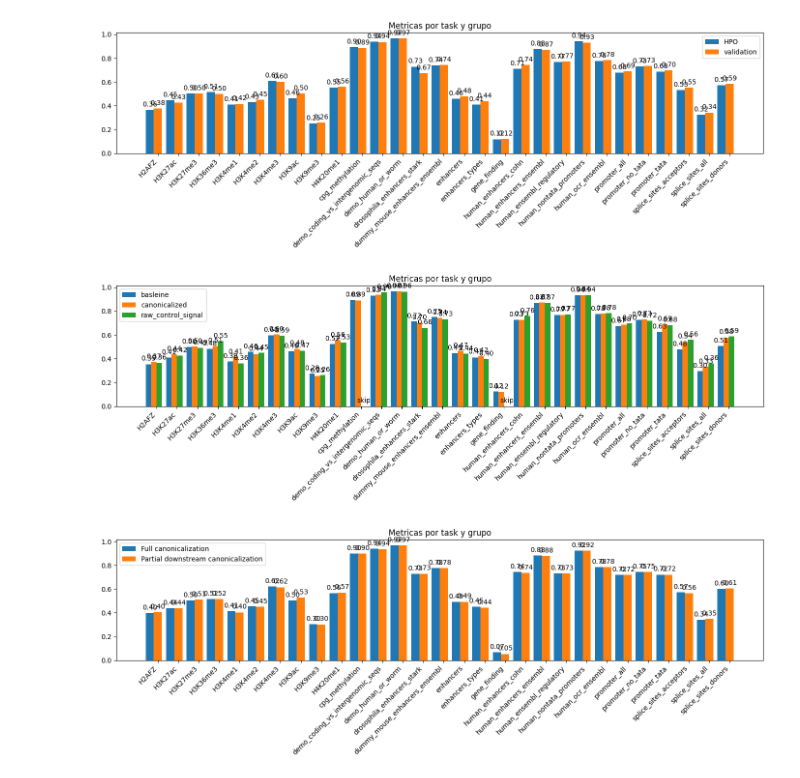
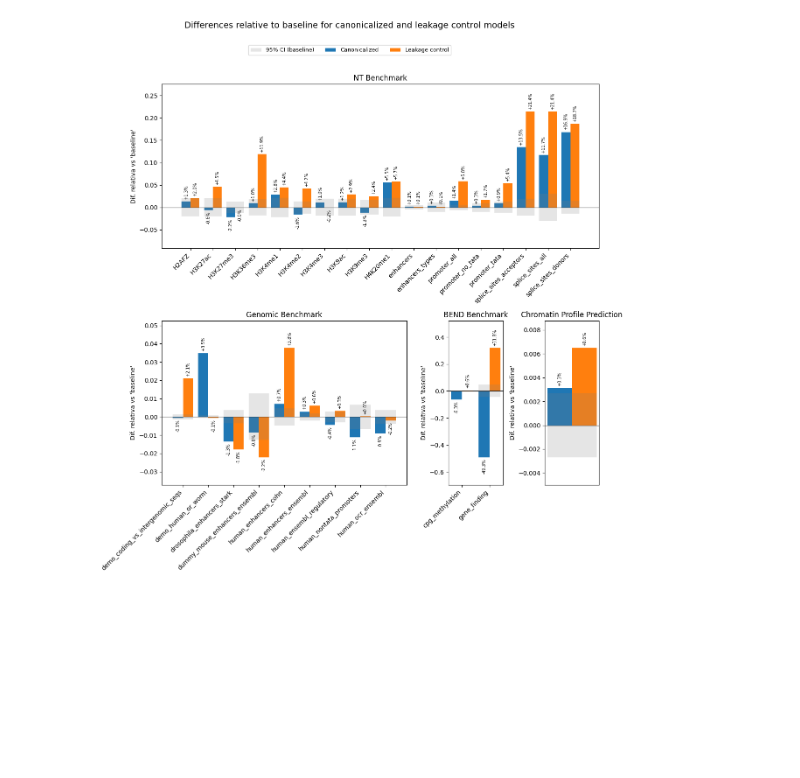
Before and after one commit to PipeVerri/Canonicalization, a Jupyter notebook: convnova/notebooks/wandb_analysis/control_signal_ablation.ipynb, the cells around one changed output. Drawn from its saved outputs; the diff is of its cells as text; code cells hidden in the pictures; blank space fills up the shorter version.

```diff
--- a/convnova/notebooks/wandb_analysis/control_signal_ablation.ipynb
+++ b/convnova/notebooks/wandb_analysis/control_signal_ablation.ipynb
@@ -75,41 +166,15 @@ def runs_on_task_bar_chart(runs_dict):
     plt.show()
-# %%
-hpo_runs = api.runs("pipe-verri-gh/Canonicalization", filters={
-    "tags": {"$in": ["trial_11"]}
-})
-validation_runs = api.runs("pipe-verri-gh/Canonicalization", filters={
-    "group": "canonicalized"
-})
-
-runs_on_task_bar_chart({"HPO": hpo_runs, "validation": validation_runs})
-# %% [output]
-[figure, removed]
 # %%
 raw_control_signal = api.runs("pipe-verri-gh/Canonicalization", filters={
     "group": "raw_control_signal"
 })
 canonicalized = api.runs("pipe-verri-gh/Canonicalization", filters={
     "group": "canonicalized"
 })
-hpo_runs = api.runs("pipe-verri-gh/Canonicalization", filters={
-    "tags": {"$in": ["trial_11"]}
-})
 baseline = api.runs("pipe-verri-gh/Canonicalization", filters={
     "group": "baseline"
 })
 
-runs_on_task_bar_chart({"canonicalized": list(canonicalized) + list(hpo_runs), "raw_control_signal": raw_control_signal, "basleine": baseline})
+runs_on_task_bar_chart({"Canonicalized": canonicalized, "Leakage control": raw_control_signal, "baseline": baseline}, baseline_group="baseline", save_name="ablation.png")
 # %% [output]
-[figure, old version]
+[figure, new version]
-# %%
-full_canonicalization = api.runs("pipe-verri-gh/Canonicalization", filters={
-    "group": "hpo",
-    "tags": {"$in": ["trial_20"]}
-})
-partial_downstream_canonicalization = api.runs("pipe-verri-gh/Canonicalization", filters={
-    "group": "partial_downstream_canonicalization",
-})
-
-runs_on_task_bar_chart({"Full canonicalization": full_canonicalization, "Partial downstream canonicalization": partial_downstream_canonicalization})
-# %% [output]
-[figure, removed]
```
Also changed, not shown: parts of 3 cells of this notebook, 40 other files.
